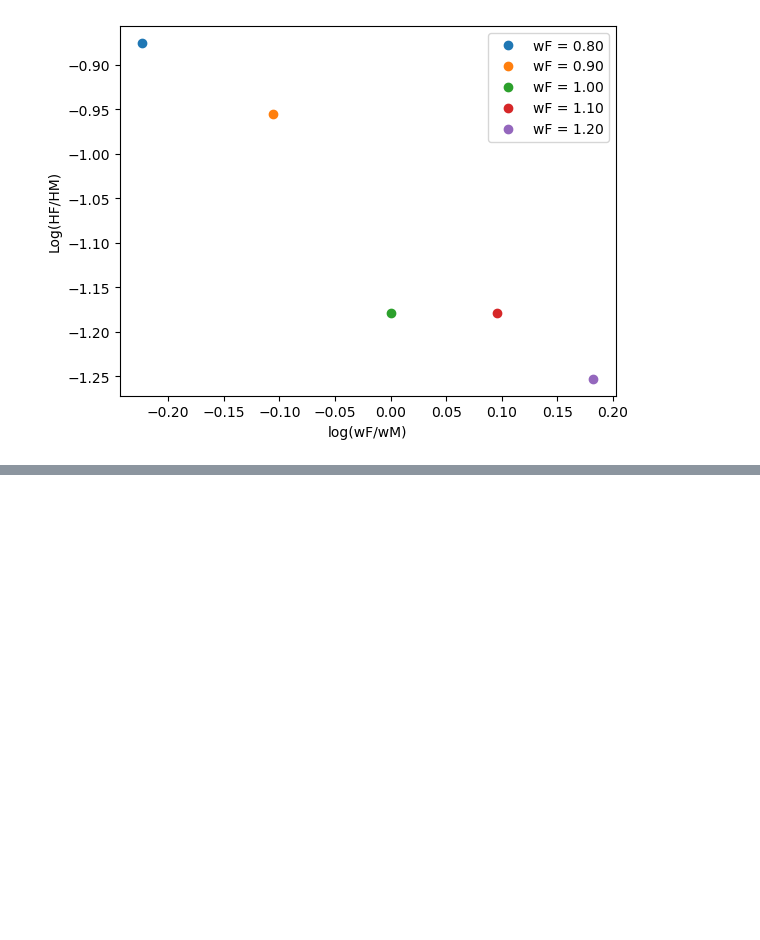
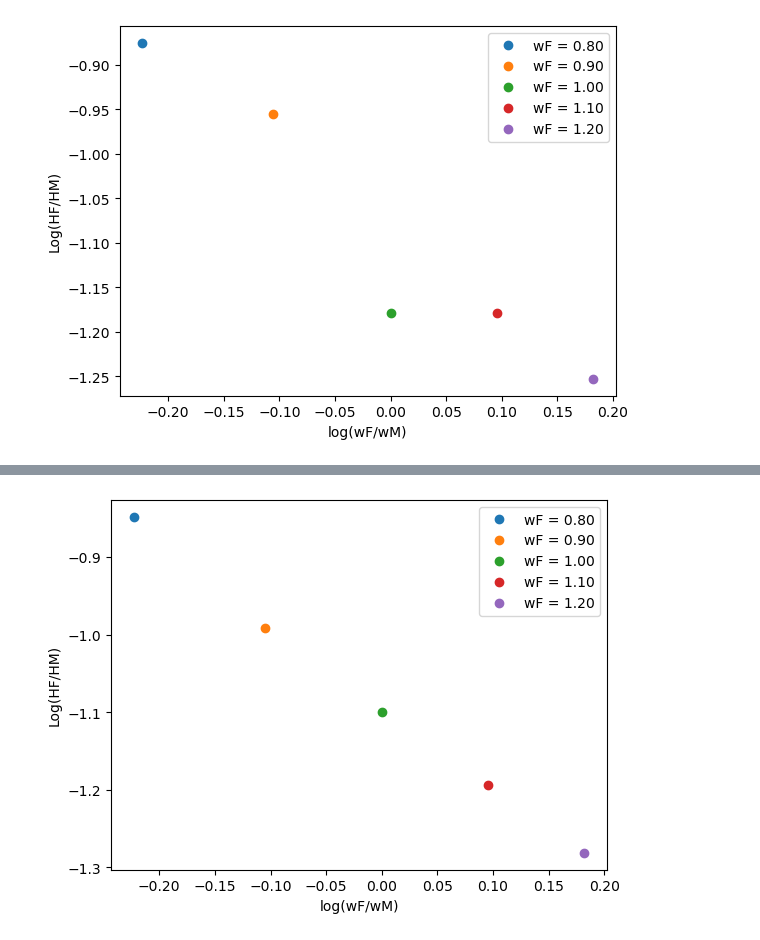
Before and after one commit to NumEconCopenhagen/projects-2023-jakki, a Jupyter notebook: inauguralproject/inauguralproject.ipynb, the cells around one changed output, grey strips where cells are left out. Cells and saved outputs as stored; diff of their text form; code cells hidden in the pictures; blank space fills up the shorter version.

```diff
--- a/inauguralproject/inauguralproject.ipynb
+++ b/inauguralproject/inauguralproject.ipynb
@@ -108,0 +116,28 @@ ADD CONCISE CONLUSION.
+# %%
+# Using the model to calculate optimal HF and HM
+h = householdClass()
+
+# Looping over wF values
+for wF in h.par.wF_vec:
+
+    # Setting value
+    h.par.wageF = wF
+
+    # Solving for discrete optimal choice
+    opti = h.solve_continuous()
+
+    # Creating Ratio
+    HF_HM = opti.HF/opti.HM
+
+    # Plotting
+    plt.plot(np.log(wF/h.par.wageM), np.log(HF_HM), 'o', label=f'wF = {wF/h.par.wageM:.2f}')
+
+# Customizing plot
+plt.xlabel('log(wF/wM)')
+plt.ylabel('Log(HF/HM)')
+plt.legend()
+
+# Printing
+plt.show()
+# %% [output]
+[figure, added]
```
Also changed, not shown: parts of 9 cells of this notebook.
